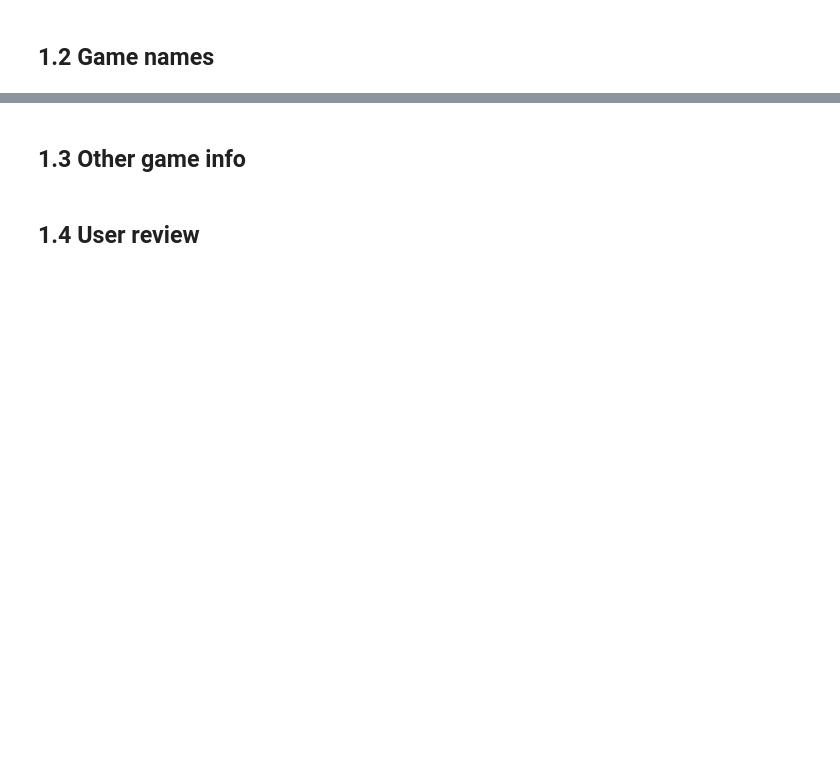
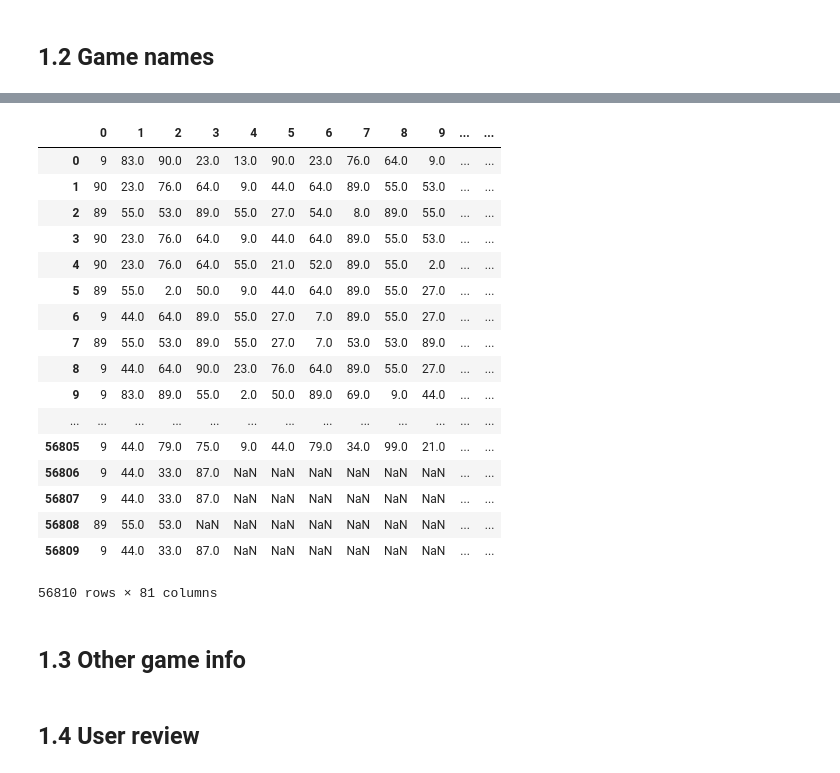
Before and after one commit to yshuidie/steamNNRecom, a Jupyter notebook: notebooks/Steam - basic framework.ipynb, the cells around one changed output, grey strips where cells are left out. Saved outputs shown, nothing was run; the diff lists cells and outputs as text; code cells hidden in the pictures; blank space fills up the shorter version.

```diff
--- a/notebooks/Steam - basic framework.ipynb
+++ b/notebooks/Steam - basic framework.ipynb
@@ -154,0 +240,3 @@ one_hot(str,100)  #one_hot matches word to integers, ignoring , -, etc
+# %%
+df_user_gamenames = pd.read_csv(writefilepath)
+df_user_gamenames
@@ -155,3 +262,35 @@ one_hot(str,100)  #one_hot matches word to integers, ignoring , -, etc
+# %%
+#transform games names from word to int, using one_hot
+
+from keras.preprocessing.text import one_hot
+
+str = "Day of Defeat, Half-Life, Counter-Strike Source"
+
+vocab_size   = 100
+encoded_gamenames = [one_hot(d, vocab_size) for d in df_user_gamenames.game_names]
+# %%
+df_user_gamenames_encoded = pd.DataFrame(data=encoded_gamenames)    # values
+# %%
+df_user_gamenames_encoded
+# %% [output]
+|  | 0 | 1 | 2 | 3 | 4 | 5 | 6 | 7 | 8 | 9 | ... | ... |
+| 0 | 9 | 83.0 | 90.0 | 23.0 | 13.0 | 90.0 | 23.0 | 76.0 | 64.0 | 9.0 | ... | ... |
+| 1 | 90 | 23.0 | 76.0 | 64.0 | 9.0 | 44.0 | 64.0 | 89.0 | 55.0 | 53.0 | ... | ... |
+| 2 | 89 | 55.0 | 53.0 | 89.0 | 55.0 | 27.0 | 54.0 | 8.0 | 89.0 | 55.0 | ... | ... |
+| 3 | 90 | 23.0 | 76.0 | 64.0 | 9.0 | 44.0 | 64.0 | 89.0 | 55.0 | 53.0 | ... | ... |
+| 4 | 90 | 23.0 | 76.0 | 64.0 | 55.0 | 21.0 | 52.0 | 89.0 | 55.0 | 2.0 | ... | ... |
+| 5 | 89 | 55.0 | 2.0 | 50.0 | 9.0 | 44.0 | 64.0 | 89.0 | 55.0 | 27.0 | ... | ... |
+| 6 | 9 | 44.0 | 64.0 | 89.0 | 55.0 | 27.0 | 7.0 | 89.0 | 55.0 | 27.0 | ... | ... |
+| 7 | 89 | 55.0 | 53.0 | 89.0 | 55.0 | 27.0 | 7.0 | 53.0 | 53.0 | 89.0 | ... | ... |
+| 8 | 9 | 44.0 | 64.0 | 90.0 | 23.0 | 76.0 | 64.0 | 89.0 | 55.0 | 27.0 | ... | ... |
+| 9 | 9 | 83.0 | 89.0 | 55.0 | 2.0 | 50.0 | 89.0 | 69.0 | 9.0 | 44.0 | ... | ... |
+| ... | ... | ... | ... | ... | ... | ... | ... | ... | ... | ... | ... | ... |
+| 56805 | 9 | 44.0 | 79.0 | 75.0 | 9.0 | 44.0 | 79.0 | 34.0 | 99.0 | 21.0 | ... | ... |
+| 56806 | 9 | 44.0 | 33.0 | 87.0 | NaN | NaN | NaN | NaN | NaN | NaN | ... | ... |
+| 56807 | 9 | 44.0 | 33.0 | 87.0 | NaN | NaN | NaN | NaN | NaN | NaN | ... | ... |
+| 56808 | 89 | 55.0 | 53.0 | NaN | NaN | NaN | NaN | NaN | NaN | NaN | ... | ... |
+| 56809 | 9 | 44.0 | 33.0 | 87.0 | NaN | NaN | NaN | NaN | NaN | NaN | ... | ... |
+56810 rows × 81 columns
 # %% [markdown]
 ## 1.3 Other game info
 # %% [markdown]
```
Also changed, not shown: parts of 17 cells of this notebook.
